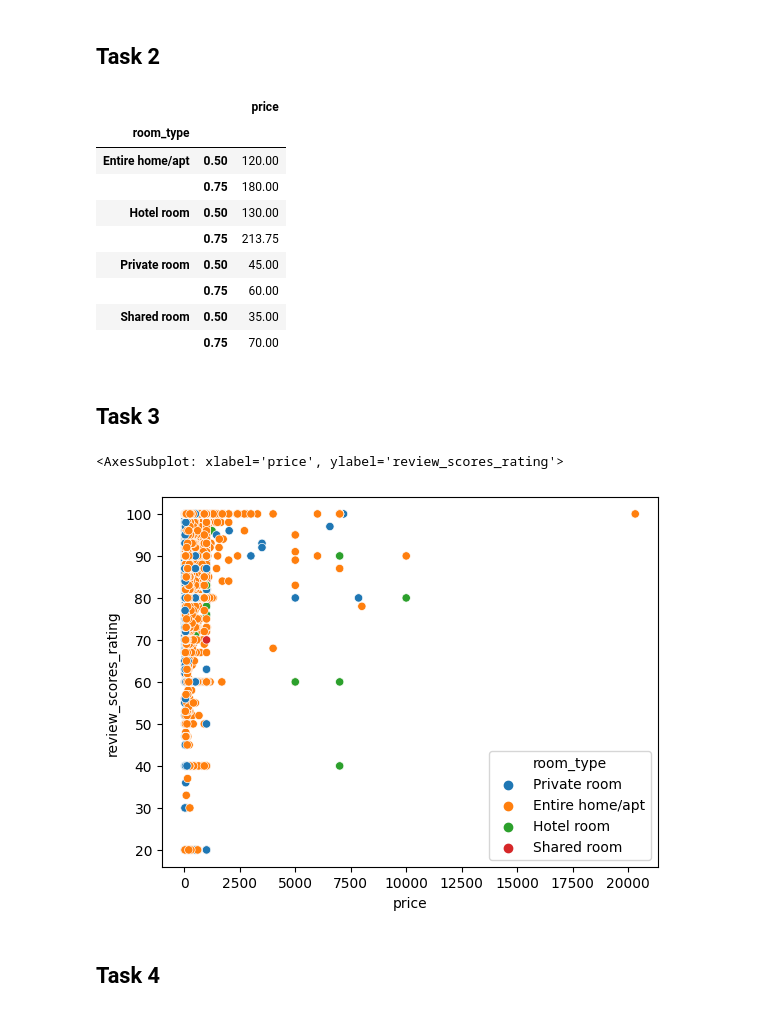
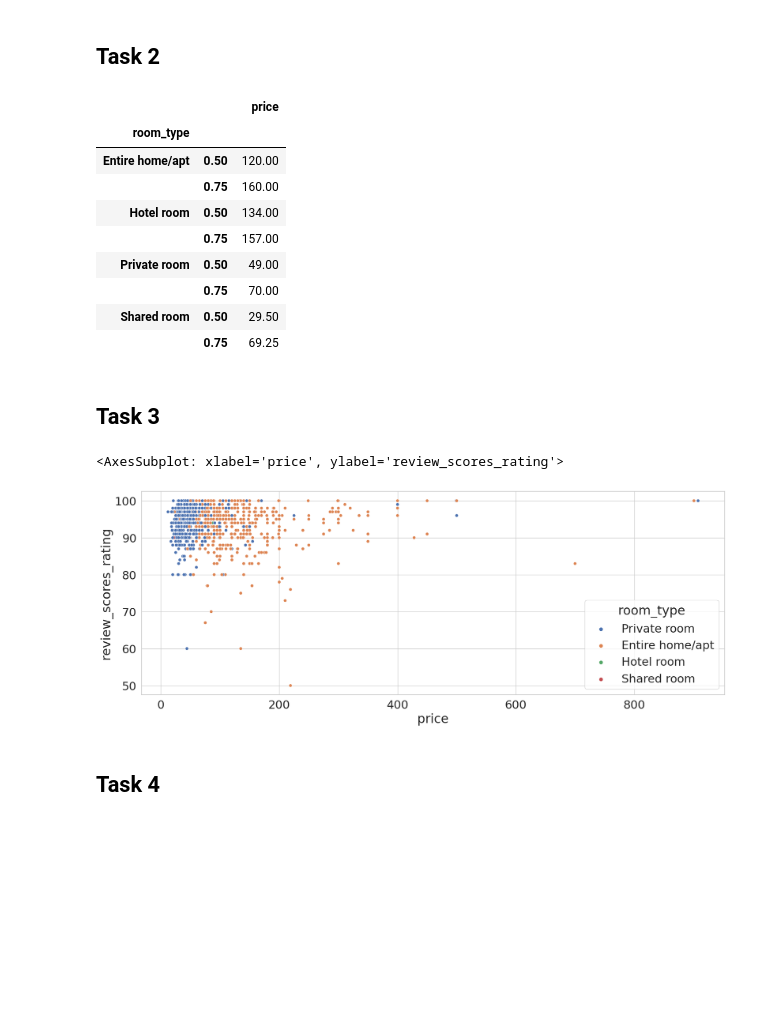
Before and after one commit to Andrey-Bubenchshikov/karpov_courses, a Jupyter notebook: src/module_3/exercises.ipynb, the cells around one changed output. Drawn from its saved outputs; the diff is of its cells as text; code cells hidden in the pictures; blank space fills up the shorter version.

```diff
--- a/src/module_3/exercises.ipynb
+++ b/src/module_3/exercises.ipynb
@@ -47,6 +47,7 @@ q = '''
     FROM
         ldn_listings
     ORDER BY id
+    LIMIT 1000
     '''
 
 q_test = ph.read_clickhouse(query=q, connection=ch_conn)
@@ -56,47 +57,48 @@ q_test = ph.read_clickhouse(query=q, connection=ch_conn)
     .quantile([0.5,0.75])
 )
 
-# answer - 60.0
+# answer - 70.0
 # %% [output]
 |  |  | price |
 | room_type |  |  |
 | Entire home/apt | 0.50 | 120.00 |
-|  | 0.75 | 180.00 |
-| Hotel room | 0.50 | 130.00 |
-|  | 0.75 | 213.75 |
-| Private room | 0.50 | 45.00 |
-|  | 0.75 | 60.00 |
-| Shared room | 0.50 | 35.00 |
+|  | 0.75 | 160.00 |
+| Hotel room | 0.50 | 134.00 |
+|  | 0.75 | 157.00 |
+| Private room | 0.50 | 49.00 |
 |  | 0.75 | 70.00 |
+| Shared room | 0.50 | 29.50 |
+|  | 0.75 | 69.25 |
 # %% [markdown]
 ## Task 3
 # %%
 q = '''
     SELECT
         room_type,
         toFloat32OrNull(replaceRegexpAll(price, '[$,]', '')) AS price,
         toFloat32OrNull(review_scores_rating) AS review_scores_rating
     FROM
         ldn_listings
     WHERE review_scores_rating is not null
     ORDER BY id
+    LIMIT 1000
     '''
 
 q_test = ph.read_clickhouse(query=q, connection=ch_conn)
 (
     q_test
     .groupby('room_type')
     .agg(
         avg_price = ('price', 'mean'),
         avg_rating = ('review_scores_rating', 'mean')
     )
 )
 
 sns.scatterplot(q_test, x='price', y='review_scores_rating', hue='room_type')
 # answer - 3 (third option)
 # %% [output]
 <AxesSubplot: xlabel='price', ylabel='review_scores_rating'>
-[figure, old version]
+[figure, new version]
 # %% [markdown]
 ## Task 4
 # %%
```
Also changed, not shown: parts of 3 cells of this notebook.
